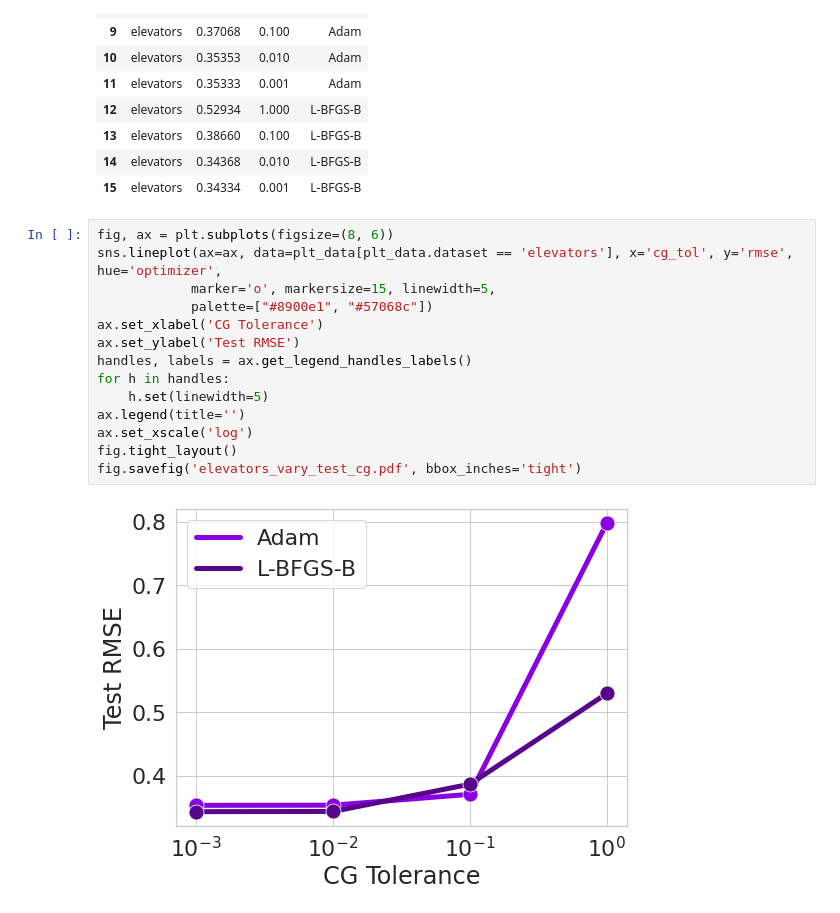
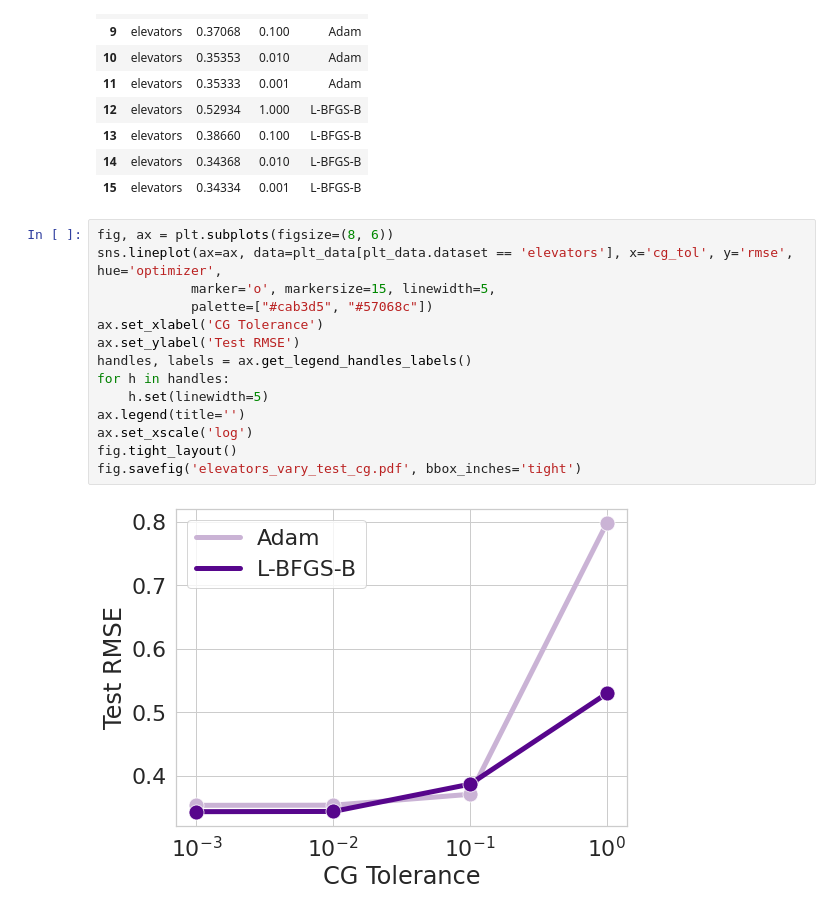
Before and after one commit to wjmaddox/benchmarking_iterative_gps, a Jupyter notebook: notebooks/viz_adhoc.ipynb, the cells around one changed output. Saved outputs shown, nothing was run; the diff lists cells and outputs as text.

```diff
--- a/notebooks/viz_adhoc.ipynb
+++ b/notebooks/viz_adhoc.ipynb
@@ -34,16 +34,16 @@ plt_data
 # %%
 fig, ax = plt.subplots(figsize=(8, 6))
 sns.lineplot(ax=ax, data=plt_data[plt_data.dataset == 'elevators'], x='cg_tol', y='rmse', hue='optimizer',
             marker='o', markersize=15, linewidth=5,
-            palette=["#8900e1", "#57068c"])
+            palette=["#cab3d5", "#57068c"])
 ax.set_xlabel('CG Tolerance')
 ax.set_ylabel('Test RMSE')
 handles, labels = ax.get_legend_handles_labels()
 for h in handles:
     h.set(linewidth=5)
 ax.legend(title='')
 ax.set_xscale('log')
 fig.tight_layout()
 fig.savefig('elevators_vary_test_cg.pdf', bbox_inches='tight')
 # %% [output]
-[figure, old version]
+[figure, new version]
```
Also changed, not shown: 1 other file.
